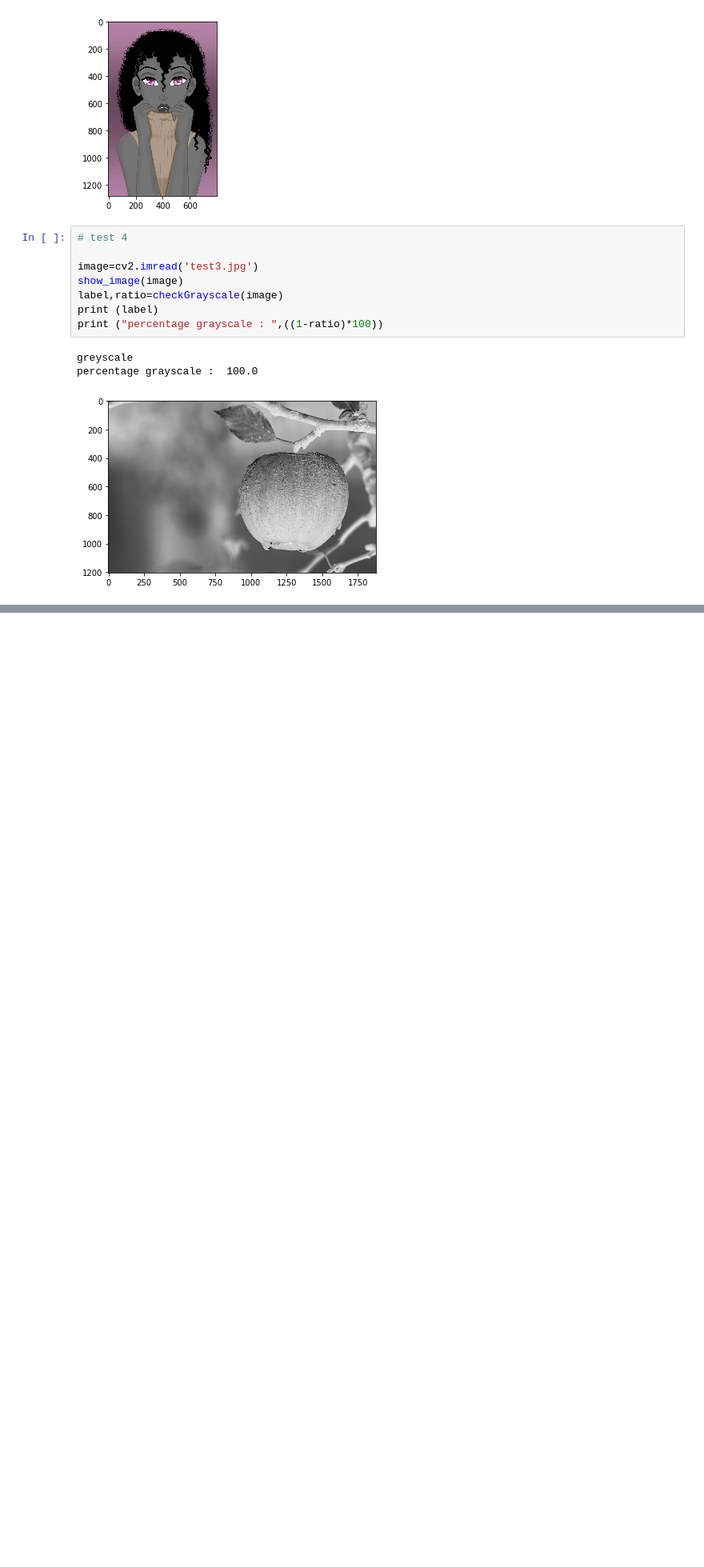
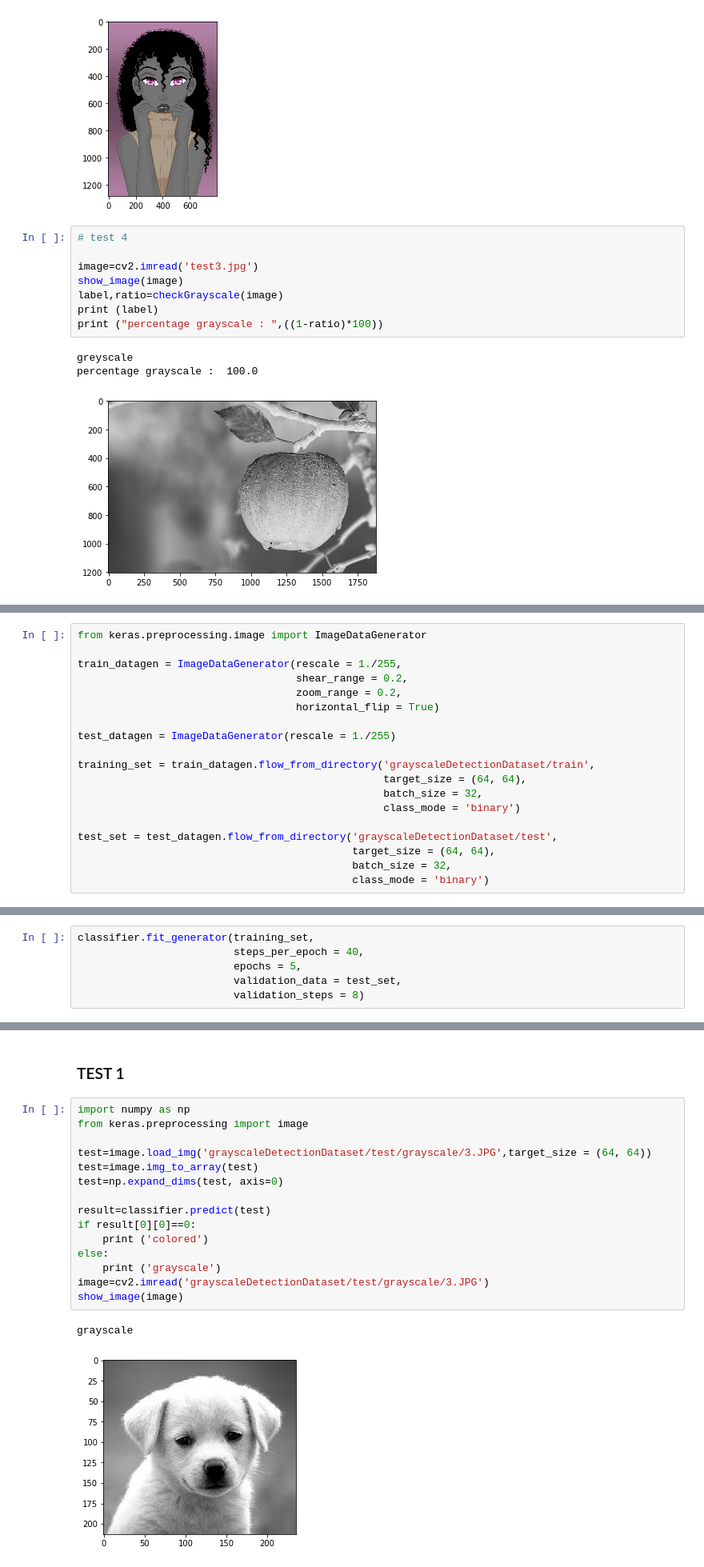
Before and after one commit to iishipatel/greyscale-detection, a Jupyter notebook: Greyscale Detection.ipynb, the cells around one changed output, grey strips where cells are left out. Shown at 80% size. Cells and saved outputs as stored; diff of their text form; blank space fills up the shorter version.

```diff
--- a/Greyscale Detection.ipynb
+++ b/Greyscale Detection.ipynb
@@ -79,0 +133,19 @@ percentage grayscale :  100.0
+# %%
+from keras.preprocessing.image import ImageDataGenerator
+
+train_datagen = ImageDataGenerator(rescale = 1./255,
+                                   shear_range = 0.2,
+                                   zoom_range = 0.2,
+                                   horizontal_flip = True)
+
+test_datagen = ImageDataGenerator(rescale = 1./255)
+
+training_set = train_datagen.flow_from_directory('grayscaleDetectionDataset/train',
+                                                 target_size = (64, 64),
+                                                 batch_size = 32,
+                                                 class_mode = 'binary')
+
+test_set = test_datagen.flow_from_directory('grayscaleDetectionDataset/test',
+                                            target_size = (64, 64),
+                                            batch_size = 32,
+                                            class_mode = 'binary')
@@ -79,0 +155,6 @@ percentage grayscale :  100.0
+# %%
+classifier.fit_generator(training_set,
+                         steps_per_epoch = 40,
+                         epochs = 5,
+                         validation_data = test_set,
+                         validation_steps = 8)
@@ -79,0 +175,20 @@ percentage grayscale :  100.0
+# %% [markdown]
+### TEST 1
+# %%
+import numpy as np
+from keras.preprocessing import image
+
+test=image.load_img('grayscaleDetectionDataset/test/grayscale/3.JPG',target_size = (64, 64))
+test=image.img_to_array(test)
+test=np.expand_dims(test, axis=0)
+
+result=classifier.predict(test)
+if result[0][0]==0:
+    print ('colored')
+else:
+    print ('grayscale')
+image=cv2.imread('grayscaleDetectionDataset/test/grayscale/3.JPG')
+show_image(image)
+# %% [output]
+grayscale
+[figure, added]
```
Also changed, not shown: parts of 11 cells of this notebook.
